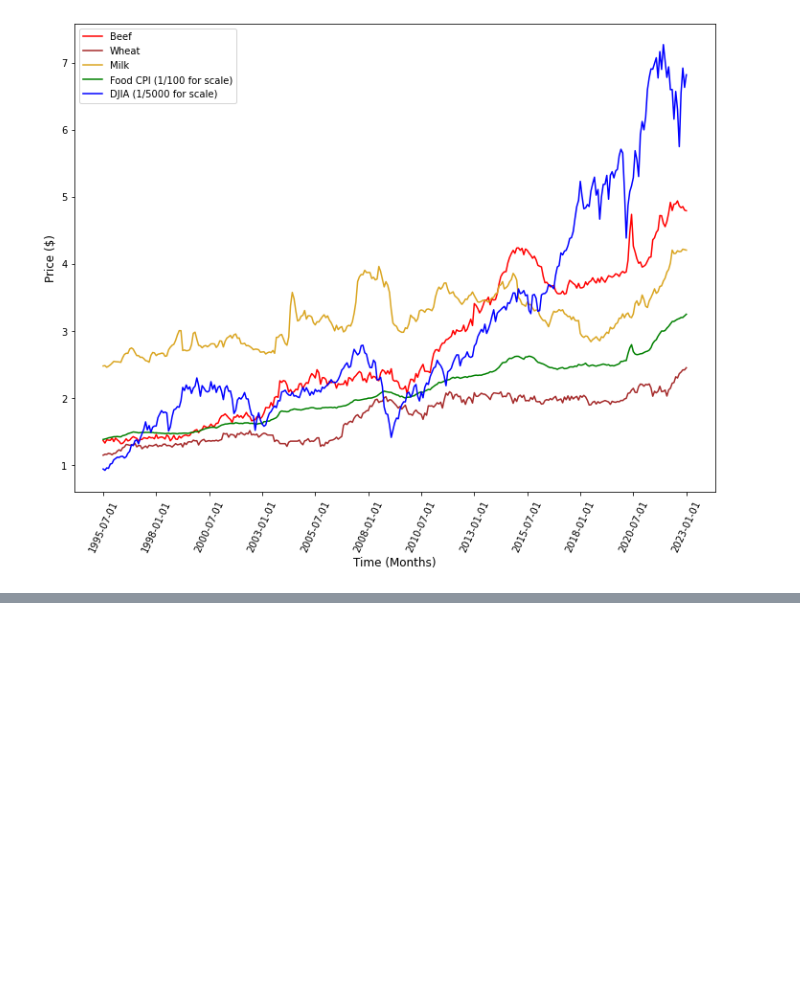
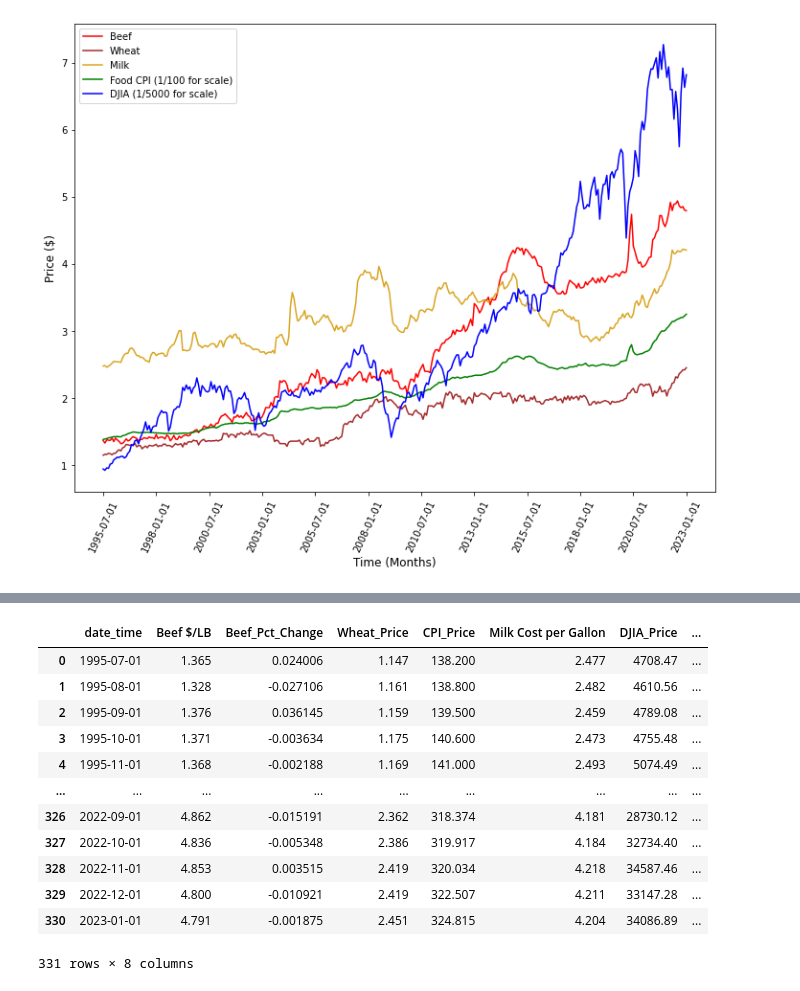
Before and after one commit to CTPim/Three_Meals, a Jupyter notebook: Analysis/Food_DJIA_comparison.ipynb, the cells around one changed output, grey strips where cells are left out. Cells and saved outputs as stored; diff of their text form; code cells hidden in the pictures; blank space fills up the shorter version.

```diff
--- a/Analysis/Food_DJIA_comparison.ipynb
+++ b/Analysis/Food_DJIA_comparison.ipynb
@@ -240,3 +240,7 @@ plt.legend()
 plt.show()
 # %% [output]
 [figure]
+# %%
+# Create new csv file from combined_df
+new_combined_df = combined_df.drop(["DJIA_Open", "DJIA_High", "DJIA_Low", "DJIA_Volume"], axis=1)
+new_combined_df.head()
@@ -242,0 +254,17 @@ plt.show()
+# %%
+new_combined_df = new_combined_df.drop(["DJIA_change"], axis=1)
+new_combined_df
+# %% [output]
+|  | date_time | Beef $/LB | Beef_Pct_Change | Wheat_Price | CPI_Price | Milk Cost per Gallon | DJIA_Price | ... |
+| 0 | 1995-07-01 | 1.365 | 0.024006 | 1.147 | 138.200 | 2.477 | 4708.47 | ... |
+| 1 | 1995-08-01 | 1.328 | -0.027106 | 1.161 | 138.800 | 2.482 | 4610.56 | ... |
+| 2 | 1995-09-01 | 1.376 | 0.036145 | 1.159 | 139.500 | 2.459 | 4789.08 | ... |
+| 3 | 1995-10-01 | 1.371 | -0.003634 | 1.175 | 140.600 | 2.473 | 4755.48 | ... |
+| 4 | 1995-11-01 | 1.368 | -0.002188 | 1.169 | 141.000 | 2.493 | 5074.49 | ... |
+| ... | ... | ... | ... | ... | ... | ... | ... | ... |
+| 326 | 2022-09-01 | 4.862 | -0.015191 | 2.362 | 318.374 | 4.181 | 28730.12 | ... |
+| 327 | 2022-10-01 | 4.836 | -0.005348 | 2.386 | 319.917 | 4.184 | 32734.40 | ... |
+| 328 | 2022-11-01 | 4.853 | 0.003515 | 2.419 | 320.034 | 4.218 | 34587.46 | ... |
+| 329 | 2022-12-01 | 4.800 | -0.010921 | 2.419 | 322.507 | 4.211 | 33147.28 | ... |
+| 330 | 2023-01-01 | 4.791 | -0.001875 | 2.451 | 324.815 | 4.204 | 34086.89 | ... |
+331 rows × 8 columns
```
Also changed, not shown: parts of 4 cells of this notebook, 1 other file.
